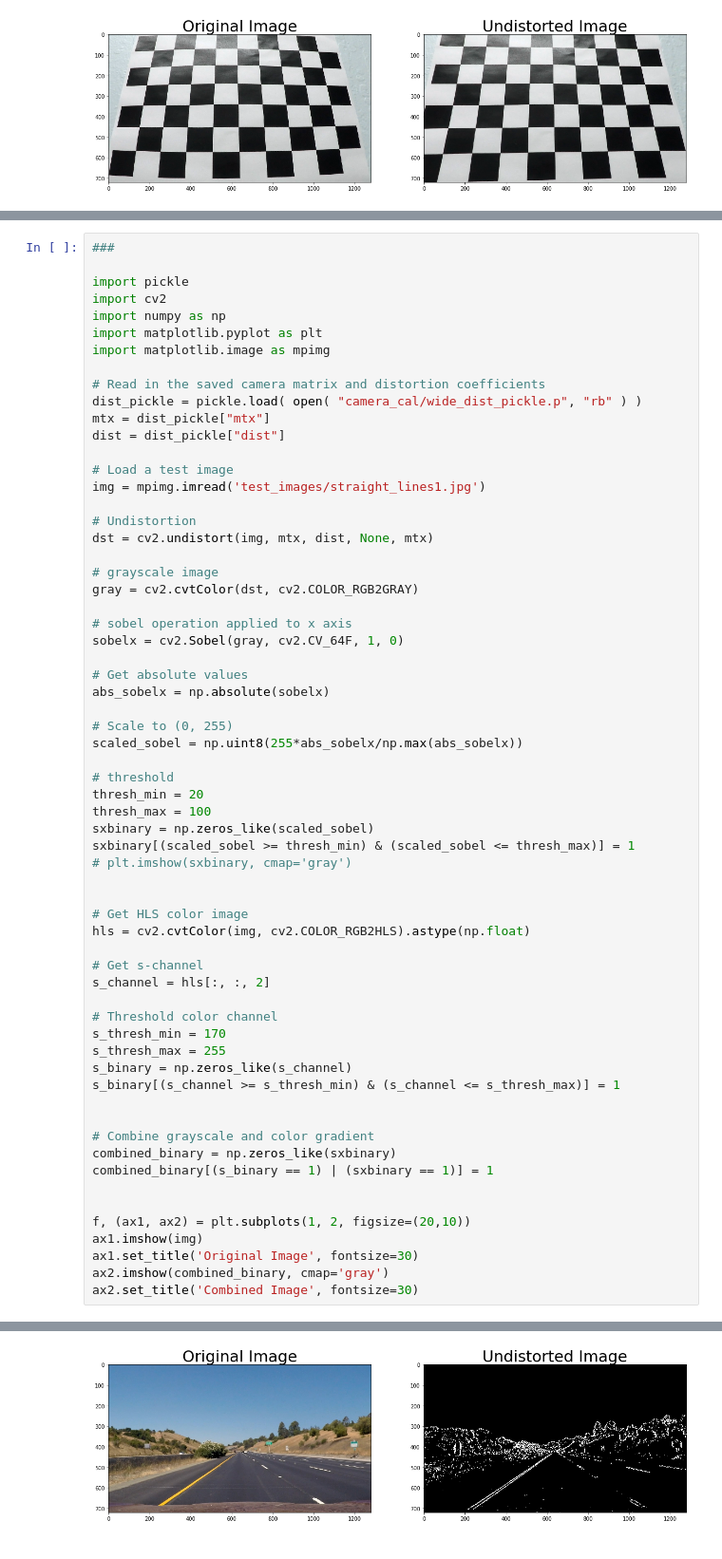
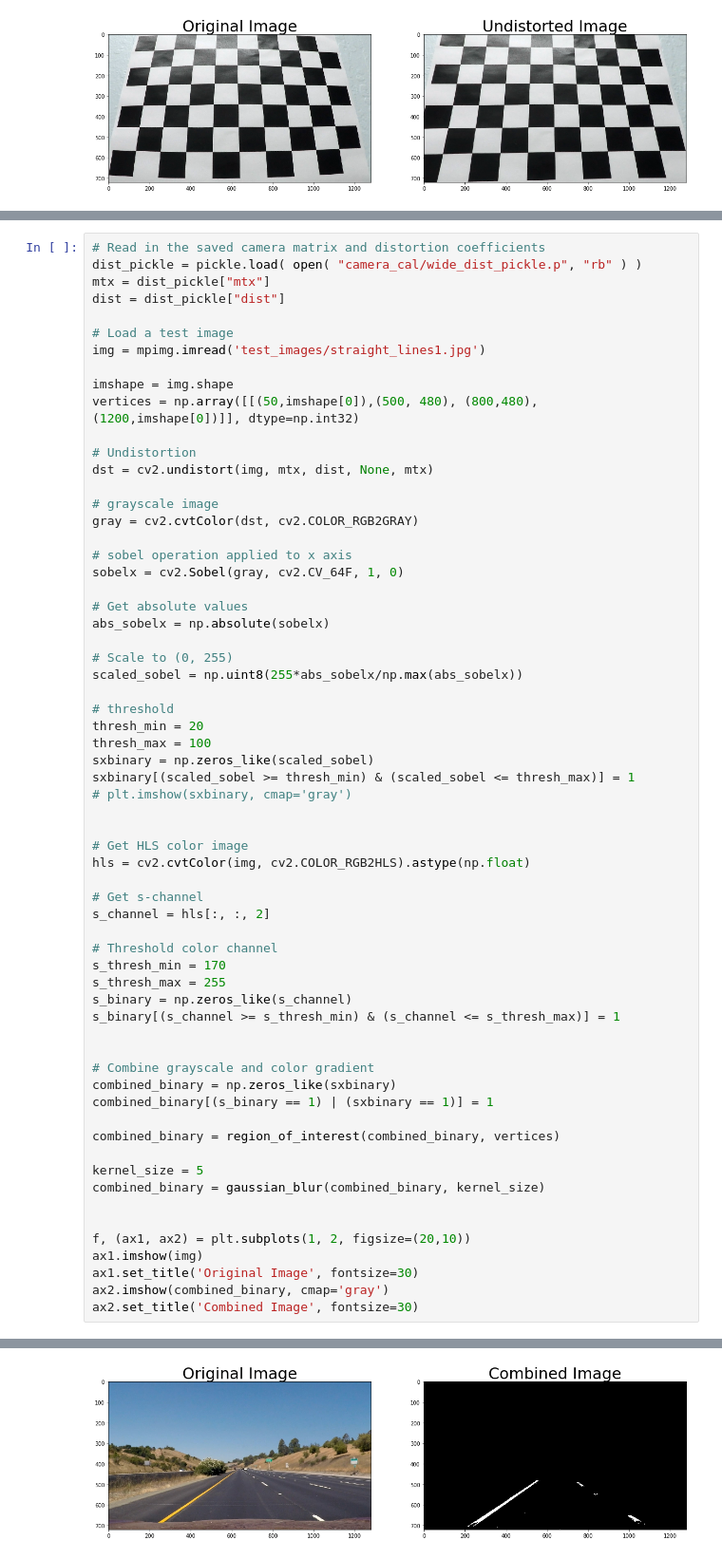
Before and after one commit to gcjyzdd/SDC-P4, a Jupyter notebook: AdvancedLanelineDetection.ipynb, the cells around one changed output, grey strips where cells are left out. Shown at 95% size. Drawn from its saved outputs; the diff is of its cells as text.

```diff
--- a/AdvancedLanelineDetection.ipynb
+++ b/AdvancedLanelineDetection.ipynb
@@ -113,12 +157,4 @@ Create a pipeline to process an image.
 # %%
-###
-
-import pickle
-import cv2
-import numpy as np
-import matplotlib.pyplot as plt
-import matplotlib.image as mpimg
-
 # Read in the saved camera matrix and distortion coefficients
 dist_pickle = pickle.load( open( "camera_cal/wide_dist_pickle.p", "rb" ) )
 mtx = dist_pickle["mtx"]
@@ -126,6 +162,9 @@ dist = dist_pickle["dist"]
 
 # Load a test image
 img = mpimg.imread('test_images/straight_lines1.jpg')
+
+imshape = img.shape
+vertices = np.array([[(50,imshape[0]),(500, 480), (800,480), (1200,imshape[0])]], dtype=np.int32)
 
 # Undistortion
 dst = cv2.undistort(img, mtx, dist, None, mtx)
@@ -148,31 +187,36 @@ thresh_max = 100
 sxbinary = np.zeros_like(scaled_sobel)
 sxbinary[(scaled_sobel >= thresh_min) & (scaled_sobel <= thresh_max)] = 1
 # plt.imshow(sxbinary, cmap='gray')
 
 
 # Get HLS color image
 hls = cv2.cvtColor(img, cv2.COLOR_RGB2HLS).astype(np.float)
 
 # Get s-channel
 s_channel = hls[:, :, 2]
 
 # Threshold color channel
 s_thresh_min = 170
 s_thresh_max = 255
 s_binary = np.zeros_like(s_channel)
 s_binary[(s_channel >= s_thresh_min) & (s_channel <= s_thresh_max)] = 1
 
 
 # Combine grayscale and color gradient
 combined_binary = np.zeros_like(sxbinary)
 combined_binary[(s_binary == 1) | (sxbinary == 1)] = 1
 
+combined_binary = region_of_interest(combined_binary, vertices)
+
+kernel_size = 5
+combined_binary = gaussian_blur(combined_binary, kernel_size)
+
 
 f, (ax1, ax2) = plt.subplots(1, 2, figsize=(20,10))
 ax1.imshow(img)
 ax1.set_title('Original Image', fontsize=30)
 ax2.imshow(combined_binary, cmap='gray')
 ax2.set_title('Combined Image', fontsize=30)
 # %% [output]
 <matplotlib.text.Text at 0x...>
-[figure, old version]
+[figure, new version]
```
Also changed, not shown: parts of 6 cells of this notebook, 2 other files.
